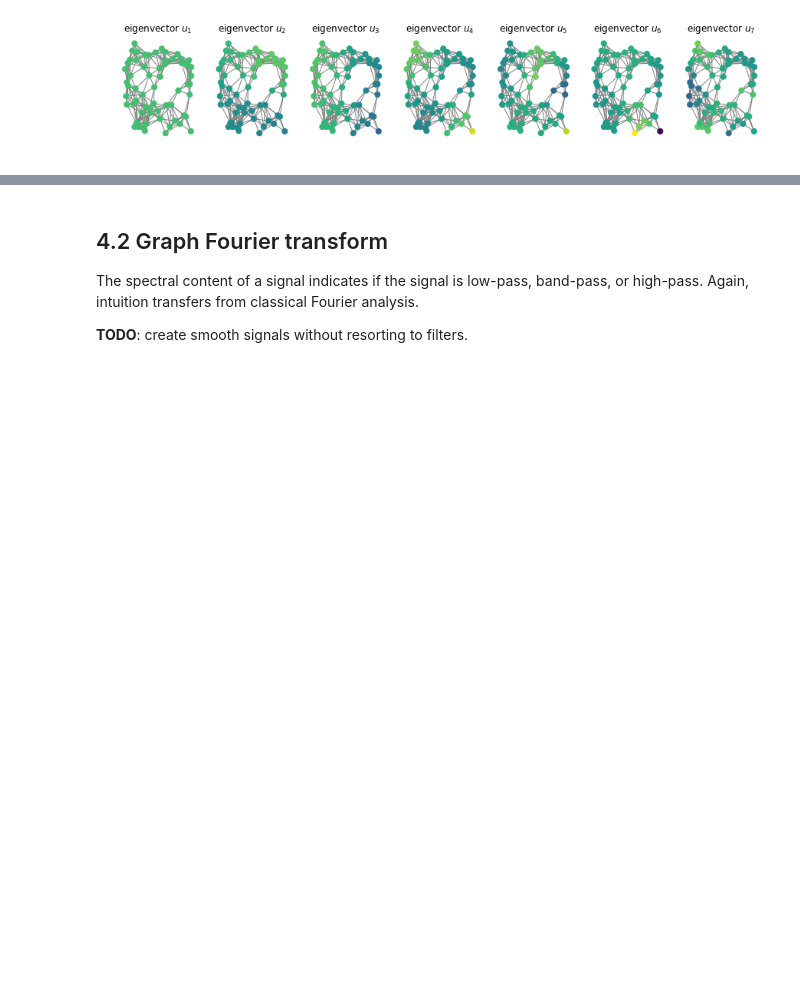
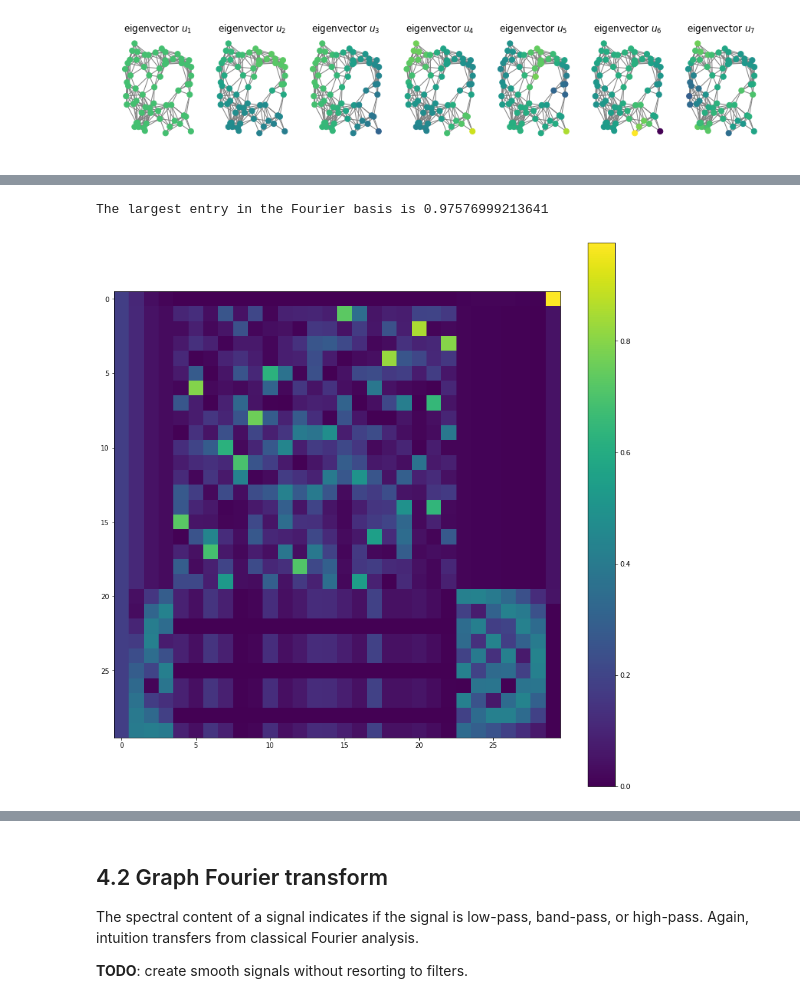
Before and after one commit to mdeff/pygsp_tutorial_graphsip, a Jupyter notebook: notebooks/04_fourier.ipynb, the cells around one changed output, grey strips where cells are left out. Saved outputs shown, nothing was run; the diff lists cells and outputs as text; code cells hidden in the pictures; blank space fills up the shorter version.

```diff
--- a/notebooks/04_fourier.ipynb
+++ b/notebooks/04_fourier.ipynb
@@ -75,0 +86,8 @@ for i, ax in enumerate(axes):
+# %%
+plt.figure(figsize=(15, 15))
+plt.imshow(np.abs(G.U))
+plt.colorbar()
+print('The largest entry in the Fourier basis is ' + str(np.max(np.abs(G.U))))
+# %% [output]
+The largest entry in the Fourier basis is 0.97576999213641
+[figure, added]
```
Also changed, not shown: parts of 3 cells of this notebook, 2 other files.
